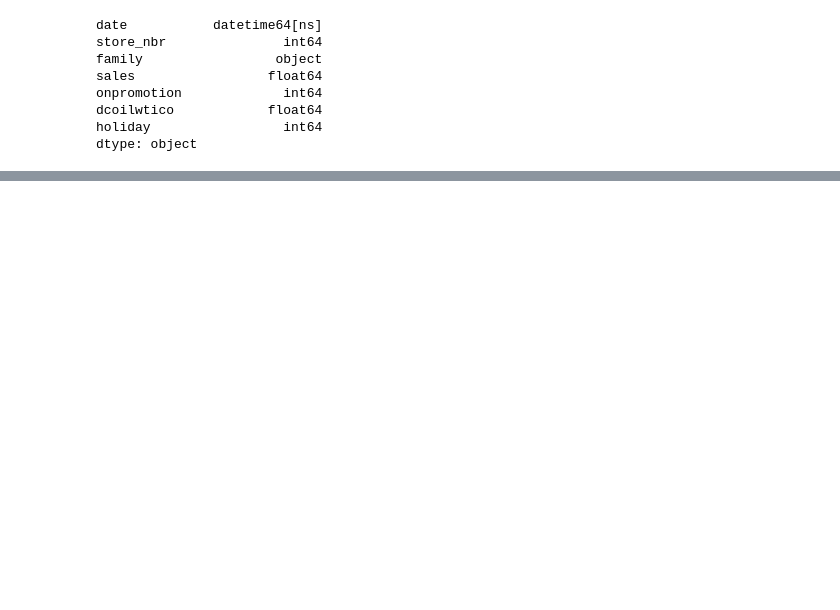
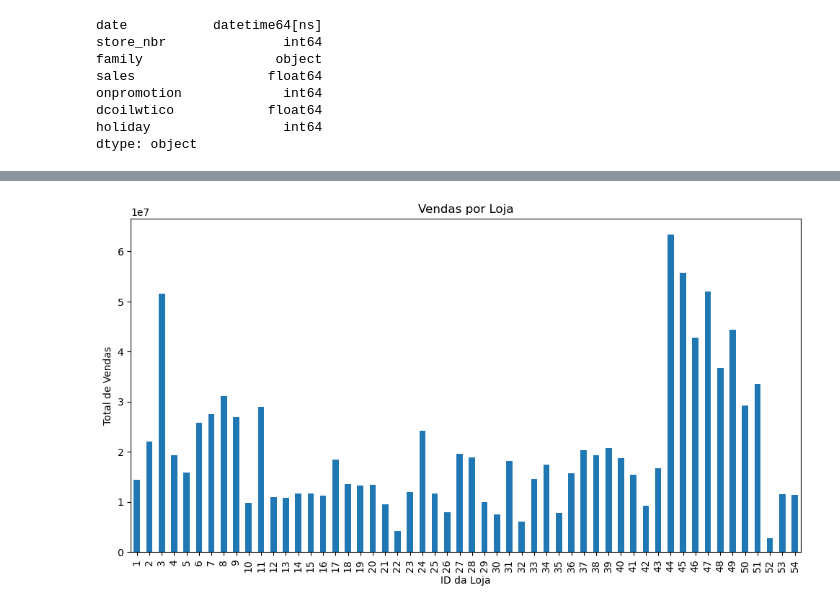
Before and after one commit to MrBarreto/DataMining, a Jupyter notebook: t2/t2.ipynb, the cells around one changed output, grey strips where cells are left out. Saved outputs shown, nothing was run; the diff lists cells and outputs as text; code cells hidden in the pictures; blank space fills up the shorter version.

```diff
--- a/t2/t2.ipynb
+++ b/t2/t2.ipynb
@@ -136,28 +123,3 @@ dados['holiday'] = 0
 holidays['locale'].unique()
 # %% [output]
 array(['Local', 'Regional', 'National'], dtype=object)
-# %%
-"""holidays['date']= pd.to_datetime(holidays['date'])
-holiday_dates_set = set(holidays['date'])
-
-for index, row in dados.iterrows():
-    data = row['date']
-    if data in holiday_dates_set:
-        # Busca eficiente por dados da loja, evitando erros com try-except
-        try:
-            store_data = stores[stores['store_nbr'] == row['store_nbr']].iloc[0]
-            city = store_data['city']
-            state = store_data['state']
-
-            # Filtrar feriados para a data corrente para verificar condições adicionais
-            filtered_holidays = holidays[holidays['date'] == data]
-            for _, hol_row in filtered_holidays.iterrows():
-                if not hol_row['transferred']:
-                    if hol_row['locale'] == 'National':
-                        dados.at[index, 'holiday'] = 1
-                    elif hol_row['locale'] == 'Regional' and hol_row['locale_name'] == state:
-                        dados.at[index, 'holiday'] = 1
-                    elif hol_row['locale'] == 'Local' and hol_row['locale_name'] == city:
-                        dados.at[index, 'holiday'] = 1
-        except IndexError:
-            print(f"No store data available for store number {row['store_nbr']} on {data}")"""
@@ -197,0 +184,11 @@ dtype: object
+# %%
+vendas_por_loja = dados.groupby('store_nbr')['sales'].sum()
+plt.figure(figsize=(12, 6))
+vendas_por_loja.plot(kind='bar')
+plt.title('Vendas por Loja')
+plt.xlabel('ID da Loja')
+plt.ylabel('Total de Vendas')
+plt.xticks(rotation=90)
+plt.show()
+# %% [output]
+[figure, added]
```
Also changed, not shown: parts of 9 cells of this notebook.
